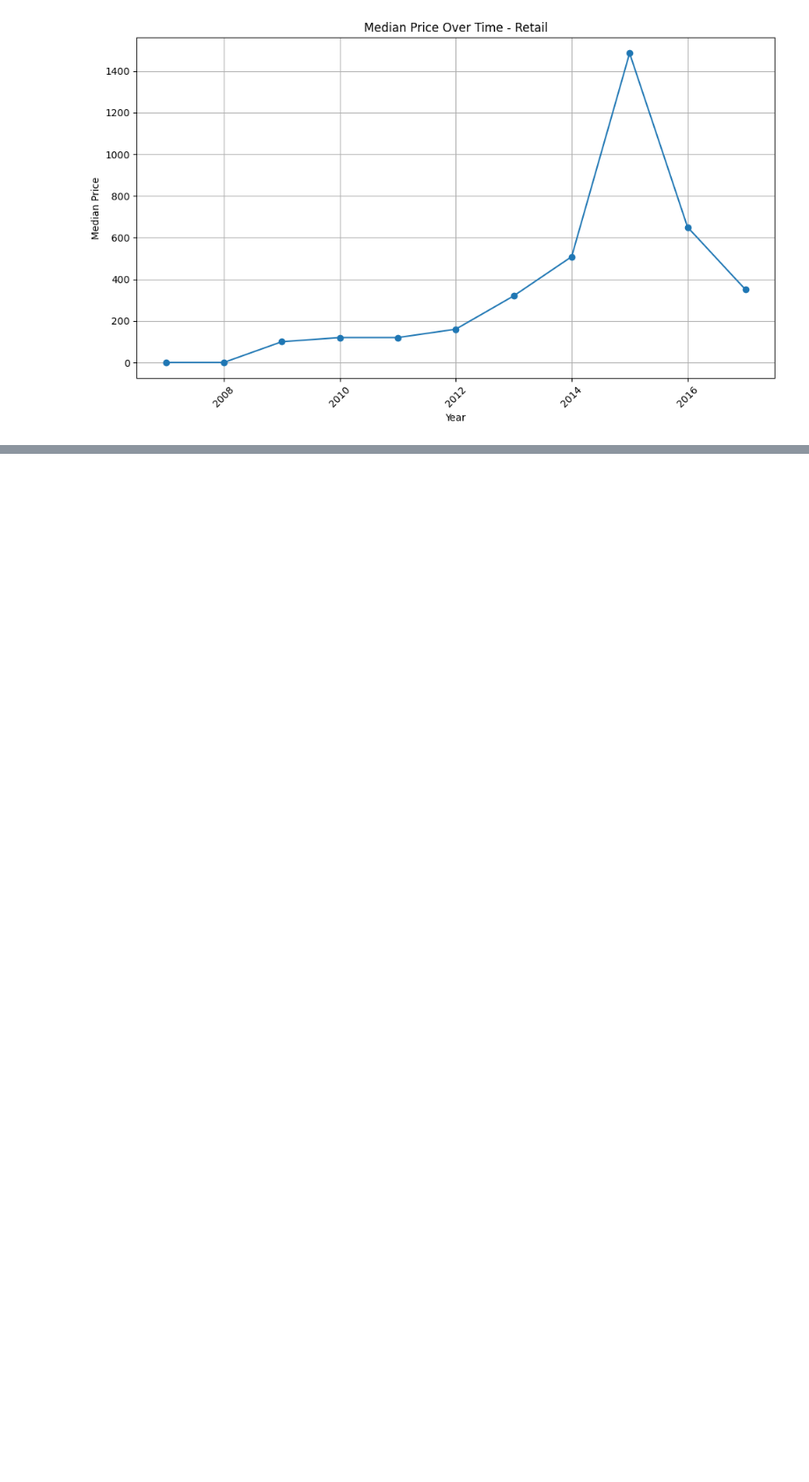
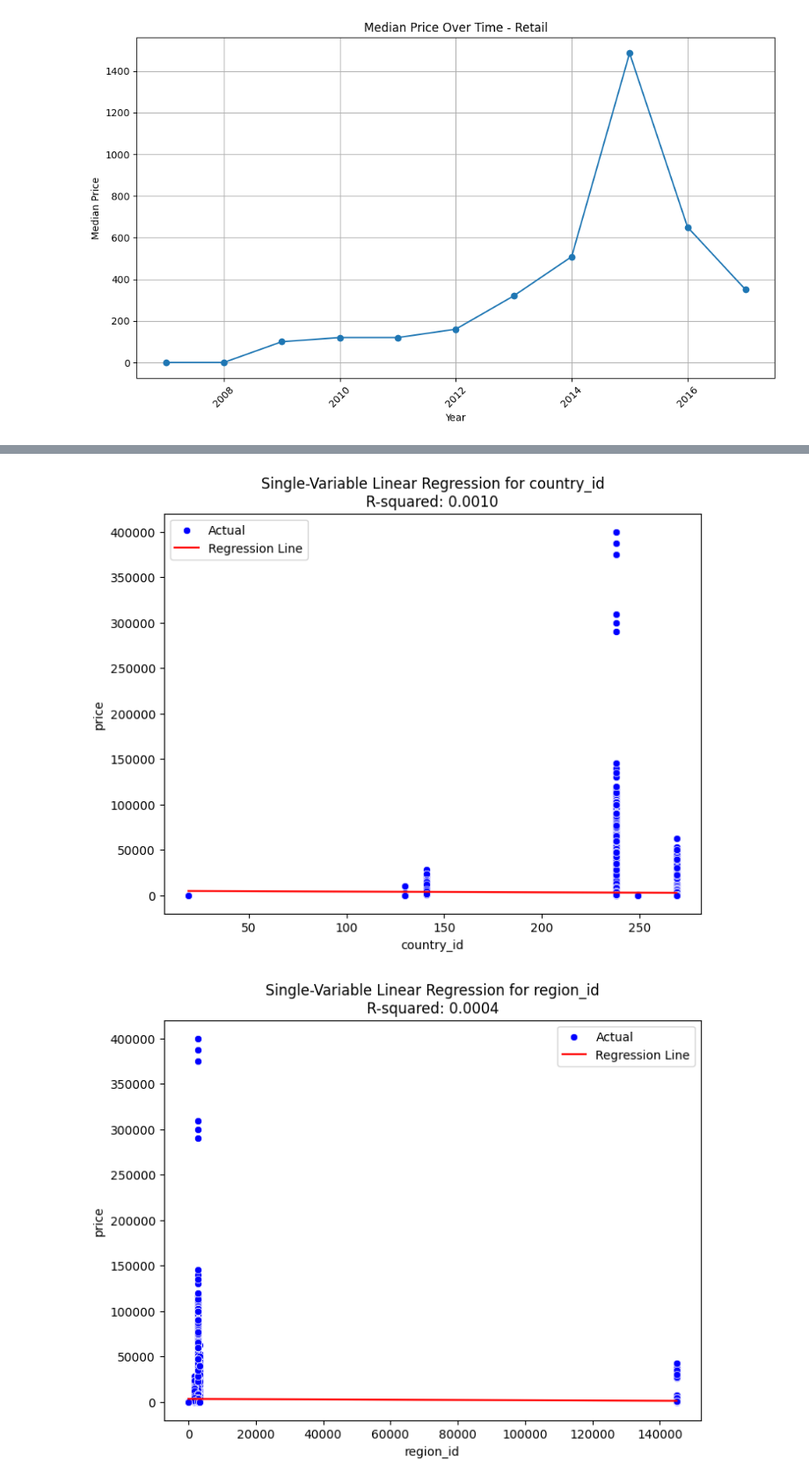
Before and after one commit to raghuveerv/CommodityPricePredictor, a Jupyter notebook: exploratory.ipynb, the cells around one changed output, grey strips where cells are left out. Shown: that part at 88% size. Cells and saved outputs as stored; diff of their text form; code cells hidden in the pictures; blank space fills up the shorter version.

Commit message:
Add files via upload
thanks pranav

```diff
--- a/exploratory.ipynb
+++ b/exploratory.ipynb
@@ -299,0 +342,45 @@ plot_median_price(retail_data, 'Median Price Over Time - Retail')
+# %%
+#thanks pranav
+from sklearn.linear_model import LinearRegression
+from sklearn.metrics import r2_score
+from sklearn.model_selection import train_test_split
+
+# List of individual features to test against 'price'
+features = ["country_id", "region_id", "market_id", "commodity_id", "unit_measure_id"]
+
+# Initialize the LinearRegression model
+model = LinearRegression()
+
+# Loop through each feature
+for feature in features:
+    X_single = me_numeric[[feature]]  # Select a single feature (reshape to 2D)
+    y = me_numeric['price']  # Target variable
+
+    # Split the data for training and testing (70% training, 30% testing)
+    X_train, X_test, y_train, y_test = train_test_split(X_single, y, test_size=0.3, random_state=42)
+
+    # Fit the linear regression model for the current feature
+    model.fit(X_train, y_train)
+
+    # Predict on the test set
+    y_pred = model.predict(X_test)
+
+    # Calculate the R-squared value
+    r2 = r2_score(y_test, y_pred)
+
+    # Plot the actual vs predicted values
+    plt.figure(figsize=(8, 6))
+    sns.scatterplot(x=X_test[feature], y=y_test, label='Actual', color='blue')
+    sns.lineplot(x=X_test[feature], y=y_pred, label='Regression Line', color='red')
+
+    # Add title and labels
+    plt.title(f'Single-Variable Linear Regression for {feature}\nR-squared: {r2:.4f}')
+    plt.xlabel(feature)
+    plt.ylabel('price')
+
+    # Show plot
+    plt.legend()
+    plt.show()
+# %% [output]
+[figure, added]
+[figure, added]
```
Also changed, not shown: parts of 9 cells of this notebook.
